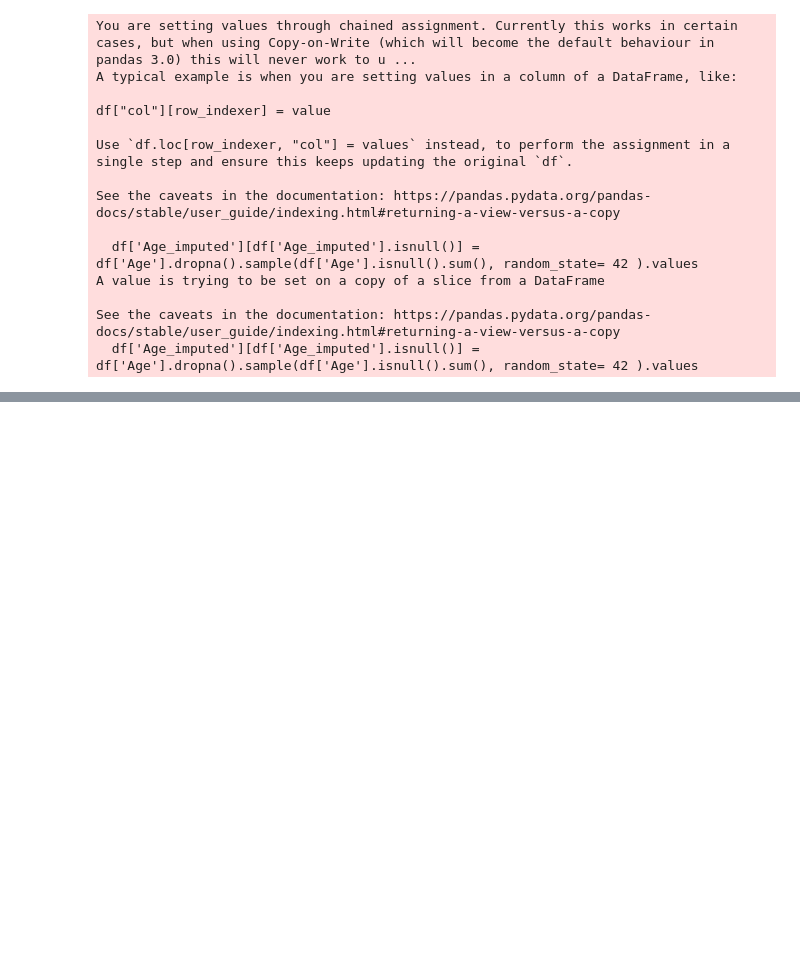
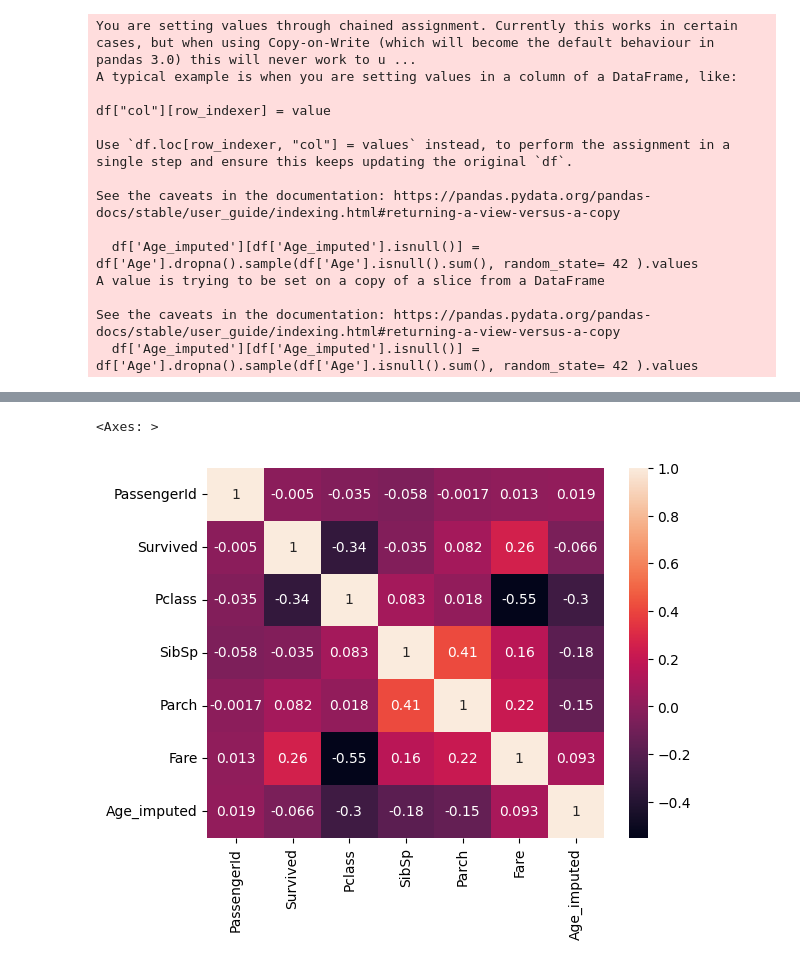
Before and after one commit to Aalok-Git/Python_Projects, a Jupyter notebook: Titanic_Survived/titanic_notebook.ipynb, the cells around one changed output, grey strips where cells are left out. Saved outputs shown, nothing was run; the diff lists cells and outputs as text; code cells hidden in the pictures; blank space fills up the shorter version.

```diff
--- a/Titanic_Survived/titanic_notebook.ipynb
+++ b/Titanic_Survived/titanic_notebook.ipynb
@@ -156,3 +183,5 @@ df.drop("Age", axis=1, inplace=True)
+# %%
+df.drop("Name", axis=1, inplace=True)
 # %%
 df.isnull().mean()*100
 # %% [output]
@@ -170 +198,4 @@ Age_imputed    0.0
 dtype: float64
+# %%
+df1 = df[:len(df1)]
+df2 = df[len(df1):]
@@ -170,0 +224,2 @@ dtype: float64
+# %%
+df1.set_index("PassengerId")
@@ -170,0 +241,2 @@ dtype: float64
+# %%
+df_num= df1.select_dtypes(include=['number'])
@@ -170,0 +260,5 @@ dtype: float64
+# %%
+sns.heatmap(df_num.corr(), annot= True)
+# %% [output]
+<Axes: >
+[figure, added]
```
Also changed, not shown: parts of 27 cells of this notebook.
